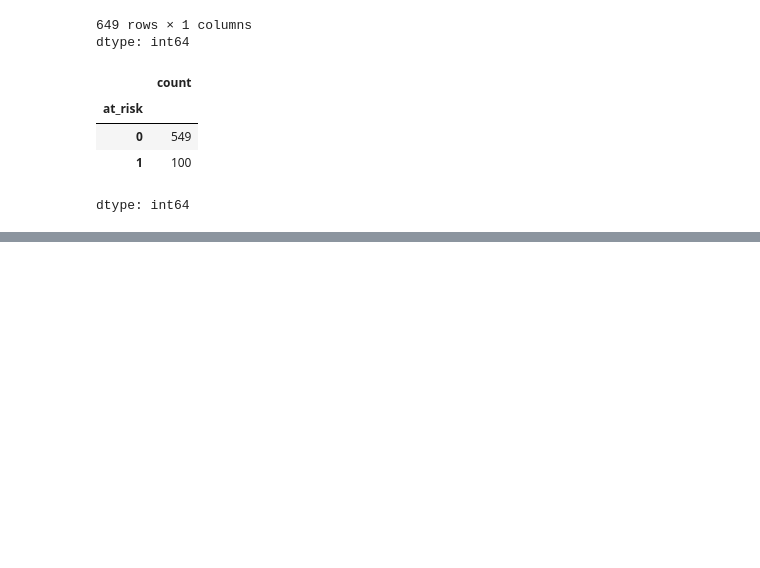
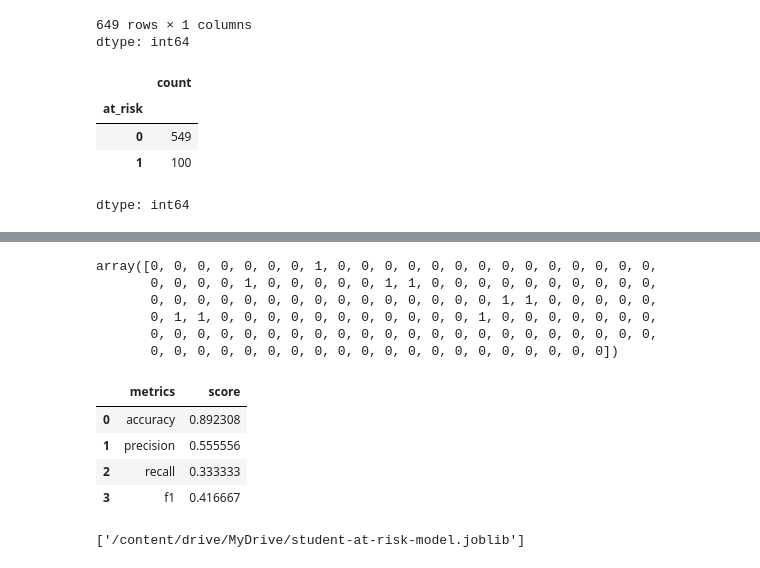
Before and after one commit to Bile-Initiative-AIML-Track/aiml-track-resources, a Jupyter notebook: machine-learning/student_at_risk.ipynb, the cells around one changed output, grey strips where cells are left out. Saved outputs shown, nothing was run; the diff lists cells and outputs as text; code cells hidden in the pictures; blank space fills up the shorter version.

```diff
--- a/machine-learning/student_at_risk.ipynb
+++ b/machine-learning/student_at_risk.ipynb
@@ -256,0 +337,13 @@ model_data.to_csv(
+# %%
+model = Pipeline(
+   steps=[
+       ("preporcessor",preprocessor),
+    ("model", LogisticRegression(
+        random_state=42,
+        max_iter=1000
+    ) )
+   ]
+
+    )
+# %%
+model.fit(X_train,y_train)
@@ -256,0 +361,30 @@ model_data.to_csv(
+# %%
+y_pred= model.predict(X_test)
+# %%
+y_pred
+# %% [output]
+array([0, 0, 0, 0, 0, 0, 0, 1, 0, 0, 0, 0, 0, 0, 0, 0, 0, 0, 0, 0, 0, 0,
+       0, 0, 0, 0, 1, 0, 0, 0, 0, 0, 1, 1, 0, 0, 0, 0, 0, 0, 0, 0, 0, 0,
+       0, 0, 0, 0, 0, 0, 0, 0, 0, 0, 0, 0, 0, 0, 0, 1, 1, 0, 0, 0, 0, 0,
+       0, 1, 1, 0, 0, 0, 0, 0, 0, 0, 0, 0, 0, 0, 1, 0, 0, 0, 0, 0, 0, 0,
+       0, 0, 0, 0, 0, 0, 0, 0, 0, 0, 0, 0, 0, 0, 0, 0, 0, 0, 0, 0, 0, 0,
+       0, 0, 0, 0, 0, 0, 0, 0, 0, 0, 0, 0, 0, 0, 0, 0, 0, 0, 0, 0])
+# %%
+# evaluation
+metrics_score= pd.DataFrame({
+    "metrics": ["accuracy","precision","recall","f1"],
+    "score": [
+        accuracy_score(y_test,y_pred),
+        precision_score(y_test,y_pred),
+        recall_score(y_test,y_pred),
+        f1_score(y_test,y_pred)
+    ]
+})
+# %%
+metrics_score
+# %% [output]
+|  | metrics | score |
+| 0 | accuracy | 0.892308 |
+| 1 | precision | 0.555556 |
+| 2 | recall | 0.333333 |
+| 3 | f1 | 0.416667 |
@@ -256,0 +395,8 @@ model_data.to_csv(
+# %%
+joblib.dump(
+    "student-at-risk-model.joblib",
+    "/content/drive/MyDrive/student-at-risk-model.joblib"
+
+)
+# %% [output]
+['/content/drive/MyDrive/student-at-risk-model.joblib']
```
Also changed, not shown: parts of 11 cells of this notebook.
